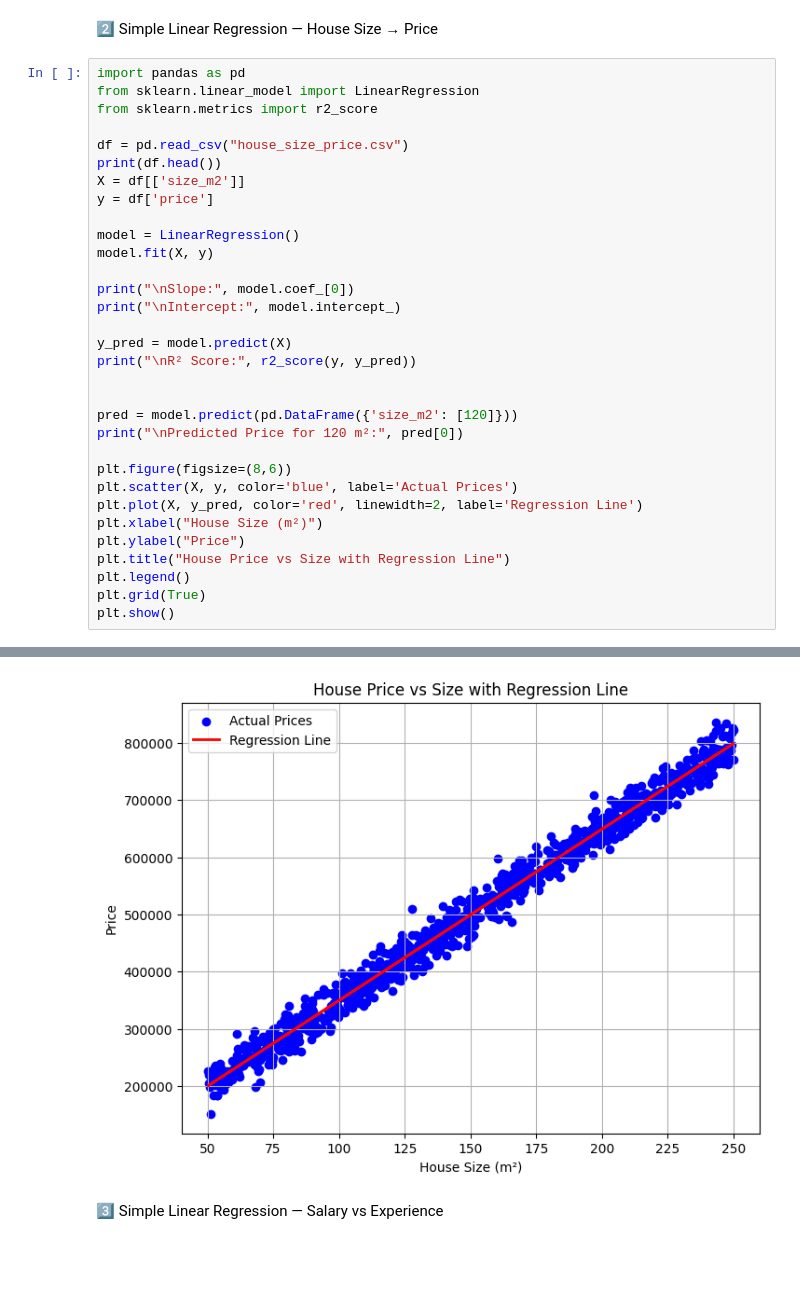
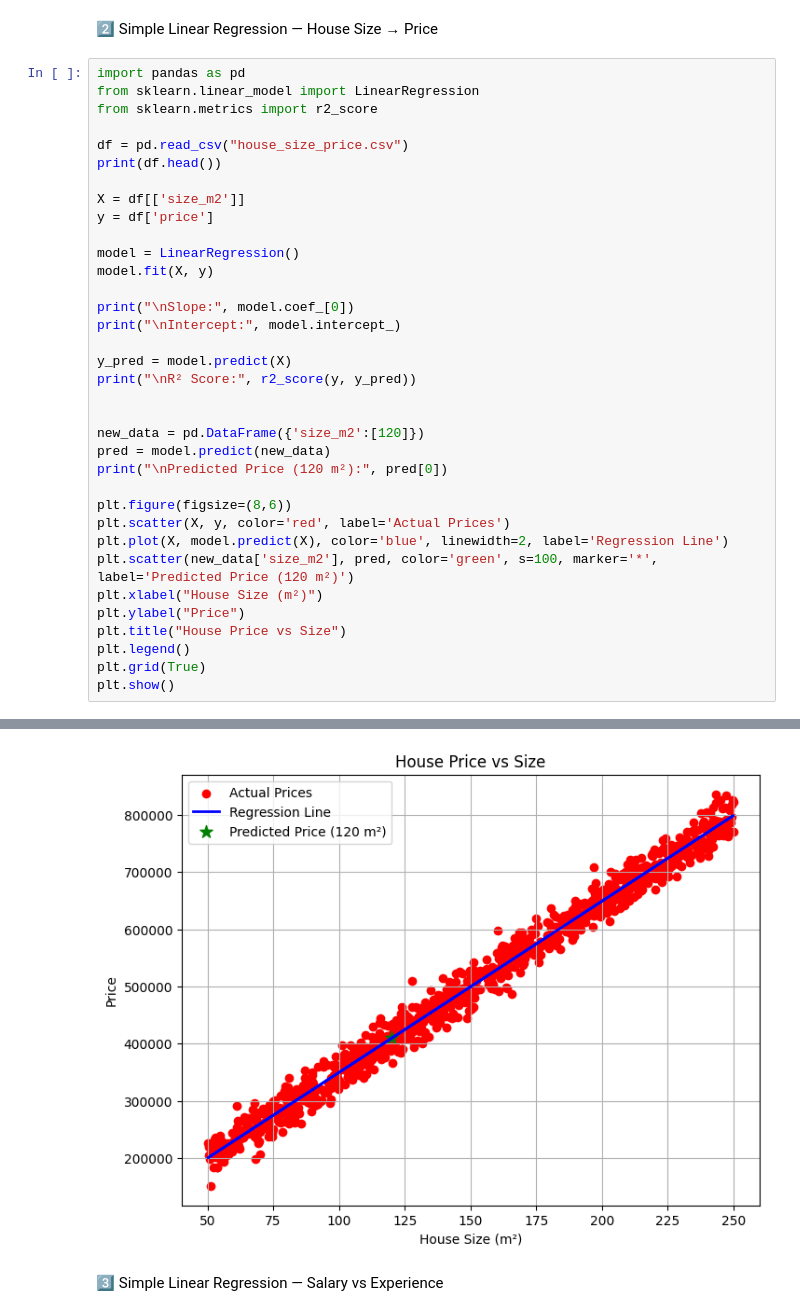
Before and after one commit to Vinotha2005/LR-PRACTISE, a Jupyter notebook: task.ipynb, the cells around one changed output, grey strips where cells are left out. Drawn from its saved outputs; the diff is of its cells as text; blank space fills up the shorter version.

```diff
--- a/task.ipynb
+++ b/task.ipynb
@@ -59,6 +63,7 @@ from sklearn.metrics import r2_score
 
 df = pd.read_csv("house_size_price.csv")
 print(df.head())
+
 X = df[['size_m2']]
 y = df['price']
 
@@ -72,15 +77,17 @@ y_pred = model.predict(X)
 print("\nR² Score:", r2_score(y, y_pred))
 
 
-pred = model.predict(pd.DataFrame({'size_m2': [120]}))
-print("\nPredicted Price for 120 m²:", pred[0])
+new_data = pd.DataFrame({'size_m2':[120]})
+pred = model.predict(new_data)
+print("\nPredicted Price (120 m²):", pred[0])
 
 plt.figure(figsize=(8,6))
-plt.scatter(X, y, color='blue', label='Actual Prices')
-plt.plot(X, y_pred, color='red', linewidth=2, label='Regression Line')
+plt.scatter(X, y, color='red', label='Actual Prices')
+plt.plot(X, model.predict(X), color='blue', linewidth=2, label='Regression Line')
+plt.scatter(new_data['size_m2'], pred, color='green', s=100, marker='*', label='Predicted Price (120 m²)')
 plt.xlabel("House Size (m²)")
 plt.ylabel("Price")
-plt.title("House Price vs Size with Regression Line")
+plt.title("House Price vs Size")
 plt.legend()
 plt.grid(True)
 plt.show()
@@ -102,4 +109,4 @@ Predicted Price for 120 m²: 409393.7114213642
-[figure, old version]
+[figure, new version]
 # %% [markdown]
 3️⃣ Simple Linear Regression — Salary vs Experience
 # %%
```
Also changed, not shown: parts of 5 cells of this notebook.
